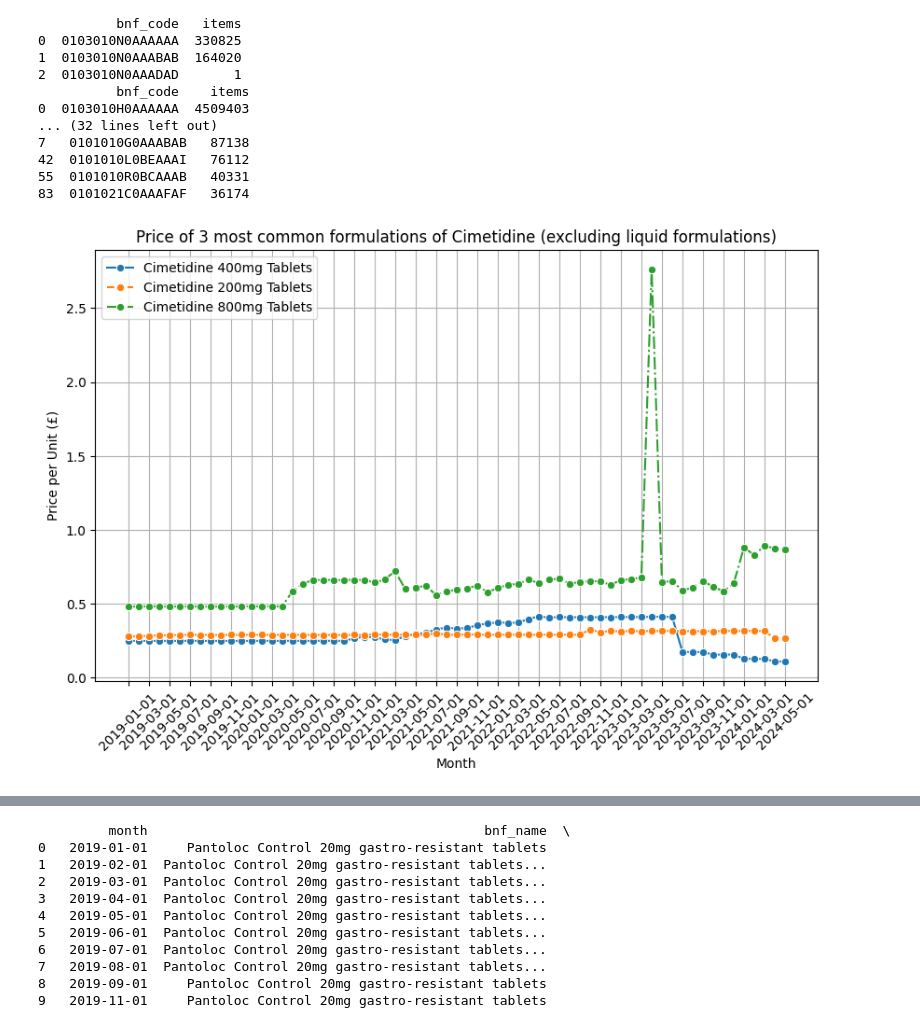
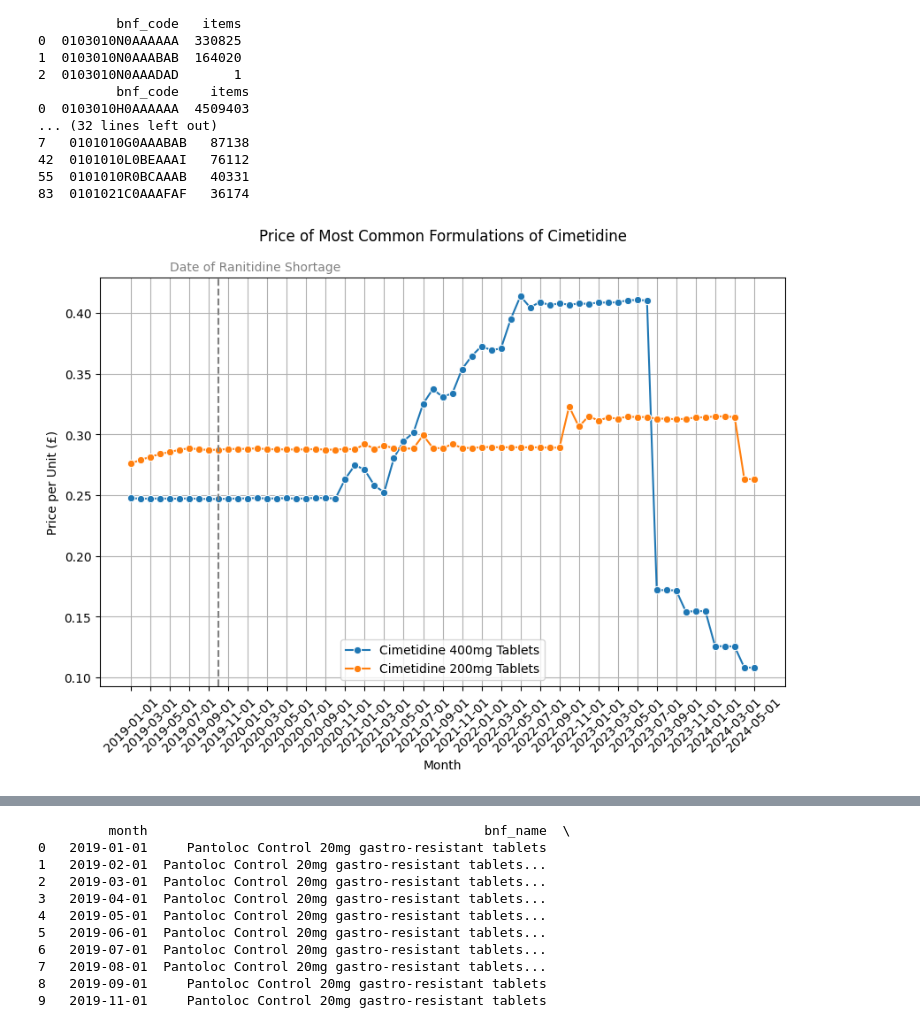
Before and after one commit to avanthika-sivakumar/med-student-omeprazole, a Jupyter notebook: notebooks/Omeprazole shortage.ipynb, the cells around one changed output, grey strips where cells are left out. Cells and saved outputs as stored; diff of their text form; code cells hidden in the pictures.

Commit message:
Some Formatting Changes + Table of Values Calculation

```diff
--- a/notebooks/Omeprazole shortage.ipynb
+++ b/notebooks/Omeprazole shortage.ipynb
@@ -359,34 +329,39 @@ rabeprazole_monthly_totals = data_filtered_rabeprazole.groupby('month')['items']
 # %%
 #Create a Seaborn Figure for Specific PPIs
 plt.figure(figsize=(14, 8))  # Increase figure size for better readability
+sns.set_palette('Greens_r', 6)
 
 # Plot the original monthly totals for PPIs using Seaborn
-sns.lineplot(data=ranitidine_monthly_totals, x='month', y='items', marker='o', label='Rantidine Items')
+sns.lineplot(data=ranitidine_monthly_totals, x='month', y='items', marker='o', label='Rantidine Items', color='dodgerblue')
 
 sns.lineplot(data=esomeprazole_monthly_totals, x='month', y='items', marker='o', label='Esomeprazole Items')
 
-sns.lineplot(data=lansoprazole_monthly_totals, x='month', y='items', marker='o', linestyle='--', label='Lansoprazole Items')
+sns.lineplot(data=lansoprazole_monthly_totals, x='month', y='items', marker='o', label='Lansoprazole Items')
 
-sns.lineplot(data=omeprazole_monthly_totals, x='month', y='items', marker='o', linestyle='-.', label='Omeprazole Items')
+sns.lineplot(data=omeprazole_monthly_totals, x='month', y='items', marker='o', label='Omeprazole Items')
 
-sns.lineplot(data=pantoprazole_monthly_totals, x='month', y='items', marker='o', linestyle=':', label='Pantoprazole Items')
+sns.lineplot(data=pantoprazole_monthly_totals, x='month', y='items', marker='o', label='Pantoprazole Items')
 
-sns.lineplot(data=rabeprazole_monthly_totals, x='month', y='items', marker='o', linestyle='-', label='Rabeprazole Items')
-
-# Rotate x-axis labels to avoid overlapping
-plt.xticks(rotation=45)
+sns.lineplot(data=rabeprazole_monthly_totals, x='month', y='items', marker='o', label='Rabeprazole Items')
 
 # Optionally reduce the number of ticks on the x-axis
-plt.xticks(ticks=ranitidine_monthly_totals['month'][::2], rotation=45)
+plt.xticks(ticks=ranitidine_monthly_totals['month'][::2], rotation=45, rotation_mode='anchor', horizontalalignment='right')
 
 # Add titles and labels
-plt.title('Prescribing Volume of Ranitidine and Proton Pump Inhibitors')
+plt.title('Prescribing Volume of Ranitidine and Proton Pump Inhibitors', pad=30)
 plt.xlabel('Month')
 plt.ylabel('Items')
 
 # Add a legend to differentiate the lines
 plt.legend()
 
+#add vertical line for date of shortage and annotate it.
+plt.axvline(x = '2019-10-01', ymin = 0, ymax = 1, color='dimgrey', linestyle='--')
+
+plt.annotate('Date of Ranitidine Shortage', color='dimgrey',
+             xy=('2019-10-01', max(ranitidine_monthly_totals['items'])),
+             xytext=('2019-05-01', max(omeprazole_monthly_totals['items']) * 1.06))
+
 # Adding grid for better readability
 plt.grid(True)
 
@@ -503,46 +628,46 @@ def price_per_quantity(cimetidine1):
 
     return cimetidine1_grouped #month, bnf name, cost, quantity, price_per_quantity
 # %%
-#Create Seaborn Figure for 3 Most Common Formulations of Cimetidine
+#Cimetidine
 
 #filter for rows of top 3 codes
 #creates a boolean mask where only rows with that code are true. then filters for those rows.
 cimetidine1 = gi_df[gi_df['bnf_code'] == '0103010D0AAABAB']
 cimetidine2 = gi_df[gi_df['bnf_code'] == '0103010D0AAAAAA']
-cimetidine3 = gi_df[gi_df['bnf_code'] == '0103010D0AAACAC']
 
 #Apply price_per_quantity
 cimetidine1_grouped = price_per_quantity(cimetidine1)
 cimetidine2_grouped = price_per_quantity(cimetidine2)
-cimetidine3_grouped = price_per_quantity(cimetidine3)
 
 plt.figure(figsize=(10, 6))  # Define Figure Size
 
 # Plot the monthly prices of top 3 formulations of cimetidine
 sns.lineplot(data=cimetidine1_grouped, x='month', y='price_per_quantity', marker='o', label= 'Cimetidine 400mg Tablets')
 
-sns.lineplot(data=cimetidine2_grouped, x='month', y='price_per_quantity', marker='o', linestyle='--', label='Cimetidine 200mg Tablets')
-
-sns.lineplot(data=cimetidine3_grouped, x='month', y='price_per_quantity', marker='o', linestyle='-.', label='Cimetidine 800mg Tablets')
-
-# Rotate x-axis labels to avoid overlapping
-plt.xticks(rotation=45)
+sns.lineplot(data=cimetidine2_grouped, x='month', y='price_per_quantity', marker='o', label='Cimetidine 200mg Tablets')
 
 # Optionally reduce the number of ticks on the x-axis
 plt.xticks(ticks=cimetidine1_grouped['month'][::2], rotation=45)
 
 # Add titles and labels
-plt.title('Price of 3 most common formulations of Cimetidine (excluding liquid formulations)')
+plt.title('Price of Most Common Formulations of Cimetidine', pad=30)
 plt.xlabel('Month')
 plt.ylabel('Price per Unit (£)')
+
+#add vertical line for date of shortage and annotate it.
+plt.axvline(x = '2019-10-01', ymin = 0, ymax = 1, color='grey', linestyle='--')
+
+plt.annotate('Date of Ranitidine Shortage', color='grey',
+             xy=('2019-10-01', max(cimetidine1_grouped['price_per_quantity'])),
+             xytext=('2019-05-01', max(cimetidine1_grouped['price_per_quantity']) * 1.05))
 
 # Add a legend to differentiate the lines
 plt.legend()
 
 # Adding grid for better readability
 plt.grid(True)
 
 # Display the plot
 plt.show()
 # %% [output]
-[figure, old version]
+[figure, new version]
```
Also changed, not shown: parts of 32 cells of this notebook.
